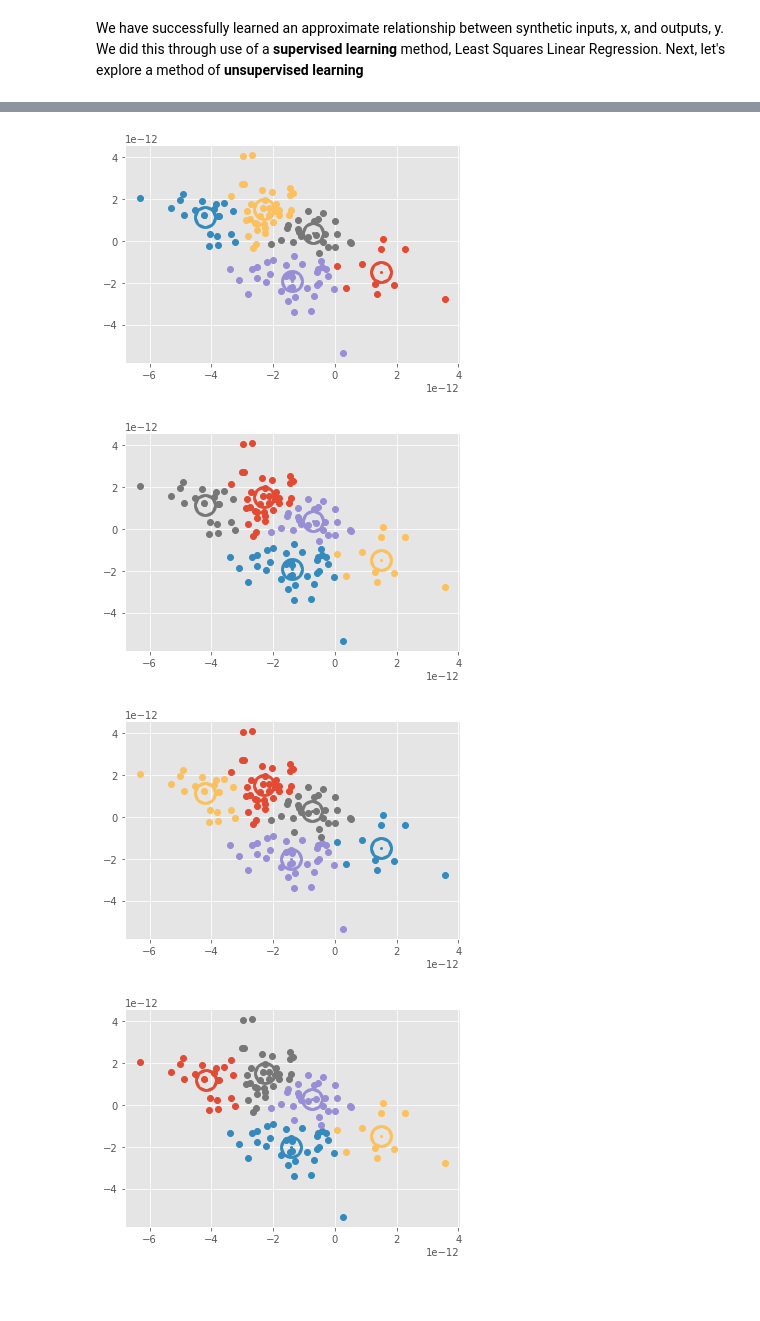
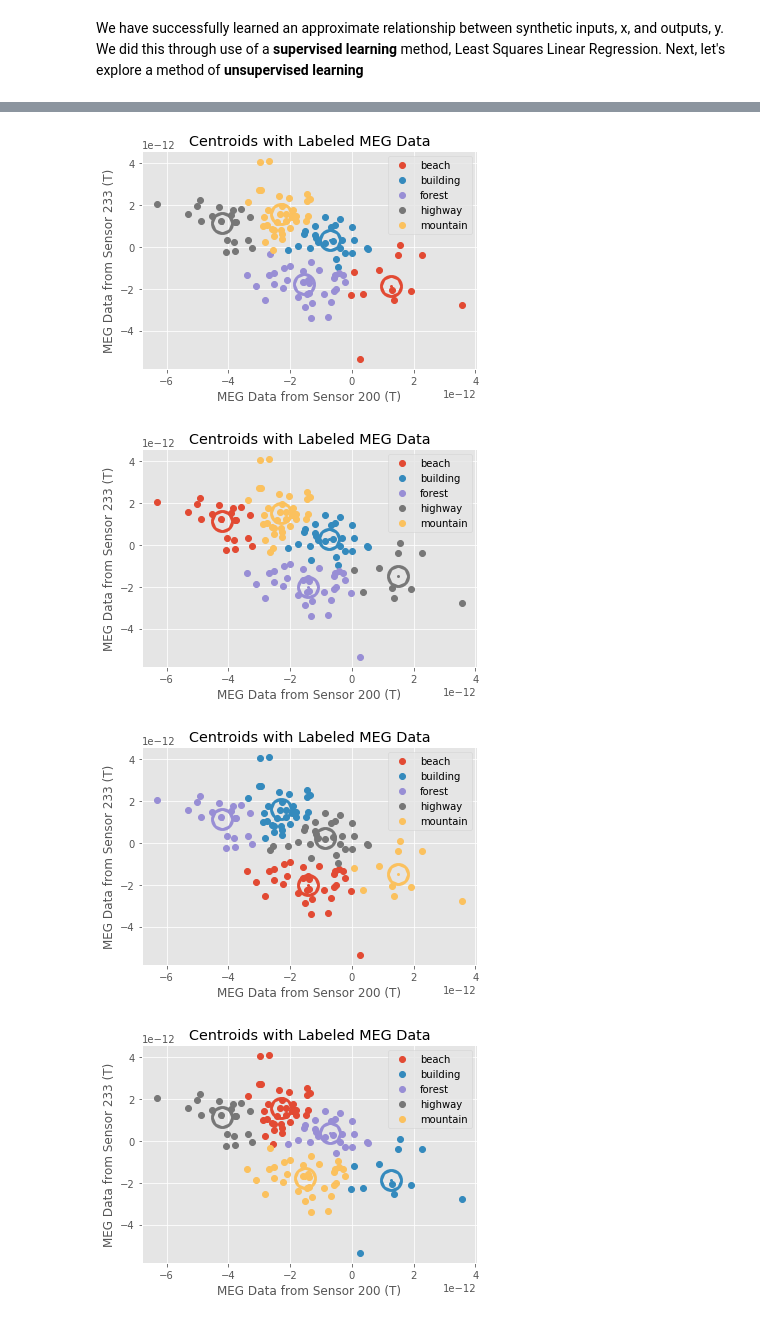
Before and after one commit to josefinacmenendez/IQ_BIO_Workshop_2019, a Jupyter notebook: BIO-IQ-ML.ipynb, the cells around one changed output, grey strips where cells are left out. Cells and saved outputs as stored; diff of their text form; code cells hidden in the pictures; blank space fills up the shorter version.

```diff
--- a/BIO-IQ-ML.ipynb
+++ b/BIO-IQ-ML.ipynb
@@ -172,3 +175,0 @@ sio.whosmat('kmeans_results.mat')
-# %%
-mat_1 = sio.loadmat('MEG_decoding_data_final.mat')
-mat_2 = sio.loadmat('kmeans_results.mat')
@@ -253,22 +315,26 @@ for i, color in enumerate(plt.rcParams['axes.prop_cycle']):
 # %%
+# Let's now run K-means on the same data five times and look at what changes
 for i in range(0,5):
 
-    Kmean_MEG = KMeans(n_clusters = 5)
-    Kmean_MEG.fit(current_data)
-    Kmean_MEG.cluster_centers_
+    Kmean_MEG = KMeans(n_clusters = 5).fit(current_data) # generate a KMeans() class instance and fit
 
-    lab = Kmean_MEG.labels_
+    lab = Kmean_MEG.labels_ # labels for each data point
 
     for i, color in enumerate(plt.rcParams['axes.prop_cycle']):
-        if i == 5: break
-        idx_tmp = np.nonzero(lab == i)
-        pt_tmp = current_data[idx_tmp]
+        if i == 5: break # break after 5 cases are plotted
+        idx_tmp = np.nonzero(lab == i) # for each index, isolate the indices where the label s equal to that index
+        pt_tmp = current_data[idx_tmp] # isolate the data associated with that index
         plt.plot(pt_tmp[:,0], pt_tmp[:,1], linewidth = 0, marker = 'o', color = color['color'])
         plt.scatter(Kmean_MEG.cluster_centers_[i,0], Kmean_MEG.cluster_centers_[i,1], linewidth = 20, marker = '.', color = color['color'])
 
-    plt.show()
+    # it is crucial to always fully annotate your plots
+    plt.xlabel('MEG Data from Sensor 200 (T)')
+    plt.ylabel('MEG Data from Sensor 233 (T)')
+    plt.title('Centroids with Labeled MEG Data')
+    plt.legend(['beach', 'building', 'forest', 'highway', 'mountain'])
+    plt.show() # show the plot generated for each case
 # %% [output]
-[figure, old version]
+[figure, new version]
-[figure, old version]
+[figure, new version]
-[figure, old version]
+[figure, new version]
-[figure, old version]
+[figure, new version]
```
Also changed, not shown: parts of 42 cells of this notebook.
